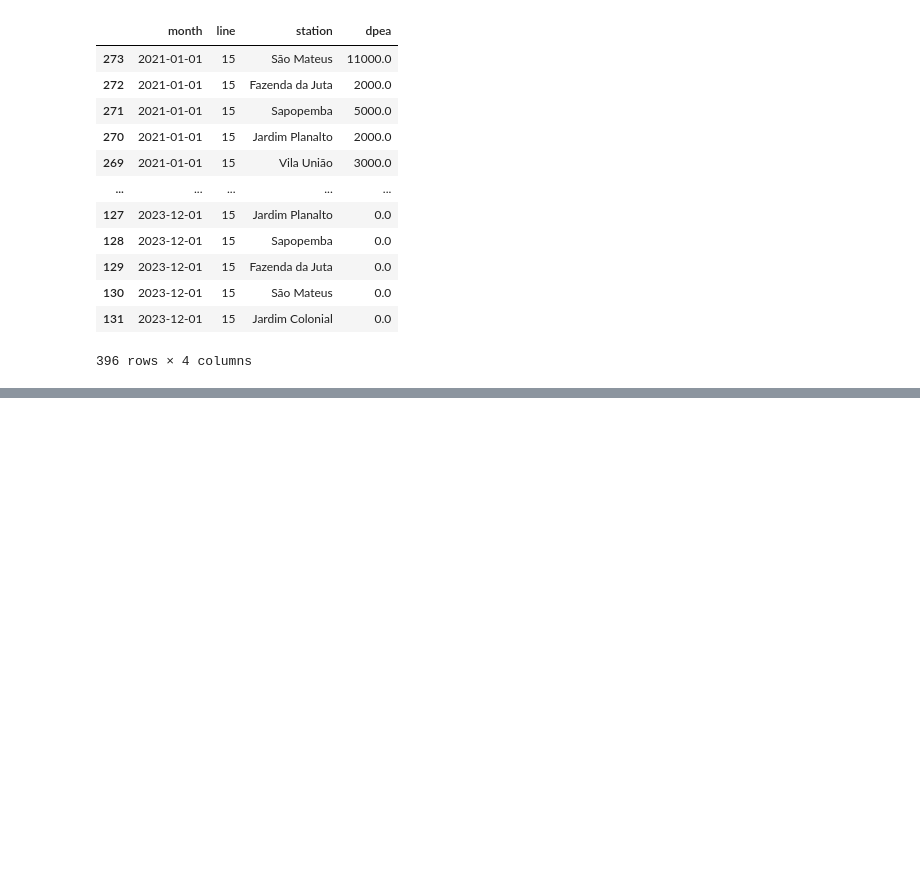
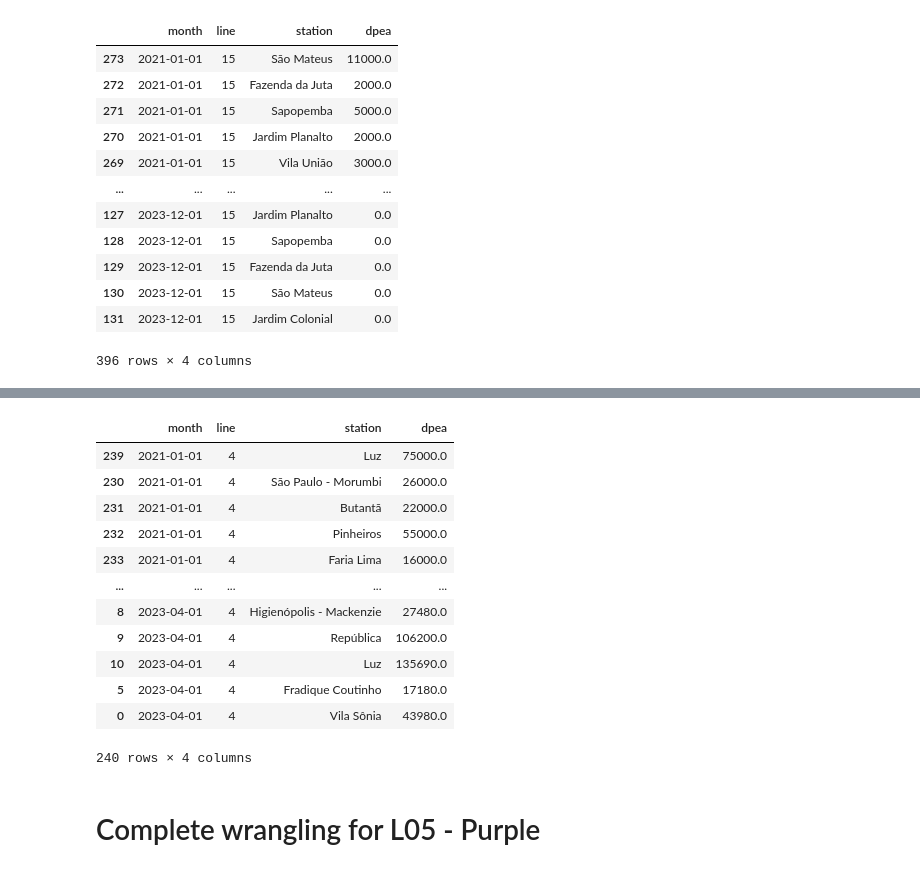
Before and after one commit to OmdenaAI/sao-paulo-chapter-passenger-demand, a Jupyter notebook: src/tasks/task_1_data_collection_preprocessing/etl_pes.ipynb, the cells around one changed output, grey strips where cells are left out. Cells and saved outputs as stored; diff of their text form; code cells hidden in the pictures; blank space fills up the shorter version.

```diff
--- a/src/tasks/task_1_data_collection_preprocessing/etl_pes.ipynb
+++ b/src/tasks/task_1_data_collection_preprocessing/etl_pes.ipynb
@@ -262,0 +295,49 @@ l15_pes_complete.to_csv("final_datasets/l15_pes_complete.csv", index=False)
+# %%
+def l04_pes(url, date_raw):
+    # Read the PDF into a DataFrame
+    df_raw = tabula.read_pdf(url, pages="all")[0]
+    # Skip the first and last rows of the DataFrame
+    df_raw = df_raw.iloc[1:-1]
+    # Extract the year and month from the date_raw string
+    year = date_raw.split(" ")[-1]
+    month = date_raw.split(" ")[0]
+    # Convert the month abbreviation to a datetime object
+    df_raw["month"] = pd.to_datetime(str(year) + str(month_map[month.lower()[:3]]), format="%Y%m")
+    # Replace comma with period and convert the column to numeric values
+    df_raw["Unnamed: 0"] = pd.to_numeric(df_raw["Unnamed: 0"].str.replace(",", "."), errors="coerce")
+    # Replace missing values with 0 in the column
+    df_raw["Unnamed: 0"].fillna(0, inplace=True)
+    # Multiply the column by 1000
+    df_raw["Unnamed: 0"] = df_raw["Unnamed: 0"] * 1_000
+    # Rename columns and remove special characters from the 'station' column
+    df_raw.rename(columns={"Linha 4 - Amarela": "station", "Unnamed: 0": "dpea"}, inplace=True)
+    df_raw['station'] = df_raw['station'].str.replace(r'[¹²³1234]', '', regex=True)
+    # Add the line column and reorder the columns
+    df_raw["line"] = 4
+    df_raw = df_raw.reindex(columns=["month", "line", "station", "dpea"])
+
+    return df_raw
+# %%
+results_l04_pes = []
+for index, row in links_line4_pes.iterrows():
+    resource_link = row["resource_link"]
+    year = row["resource_name"].split(" - ")[-1]
+    df_processed = l04_pes(resource_link, year)
+    results_l04_pes.append(df_processed)
+# %%
+l04_pes_complete = pd.concat(results_l04_pes, ignore_index=True).sort_values("month")
+l04_pes_complete
+# %% [output]
+|  | month | line | station | dpea |
+| 239 | 2021-01-01 | 4 | Luz | 75000.0 |
+| 230 | 2021-01-01 | 4 | São Paulo - Morumbi | 26000.0 |
+| 231 | 2021-01-01 | 4 | Butantã | 22000.0 |
+| 232 | 2021-01-01 | 4 | Pinheiros | 55000.0 |
+| 233 | 2021-01-01 | 4 | Faria Lima | 16000.0 |
+| ... | ... | ... | ... | ... |
+| 8 | 2023-04-01 | 4 | Higienópolis - Mackenzie | 27480.0 |
+| 9 | 2023-04-01 | 4 | República | 106200.0 |
+| 10 | 2023-04-01 | 4 | Luz | 135690.0 |
+| 5 | 2023-04-01 | 4 | Fradique Coutinho | 17180.0 |
+| 0 | 2023-04-01 | 4 | Vila Sônia | 43980.0 |
+240 rows × 4 columns
@@ -262,0 +346,2 @@ l15_pes_complete.to_csv("final_datasets/l15_pes_complete.csv", index=False)
+# %% [markdown]
+# Complete wrangling for L05 - Purple
```
Also changed, not shown: parts of 11 cells of this notebook, 2 other files.
